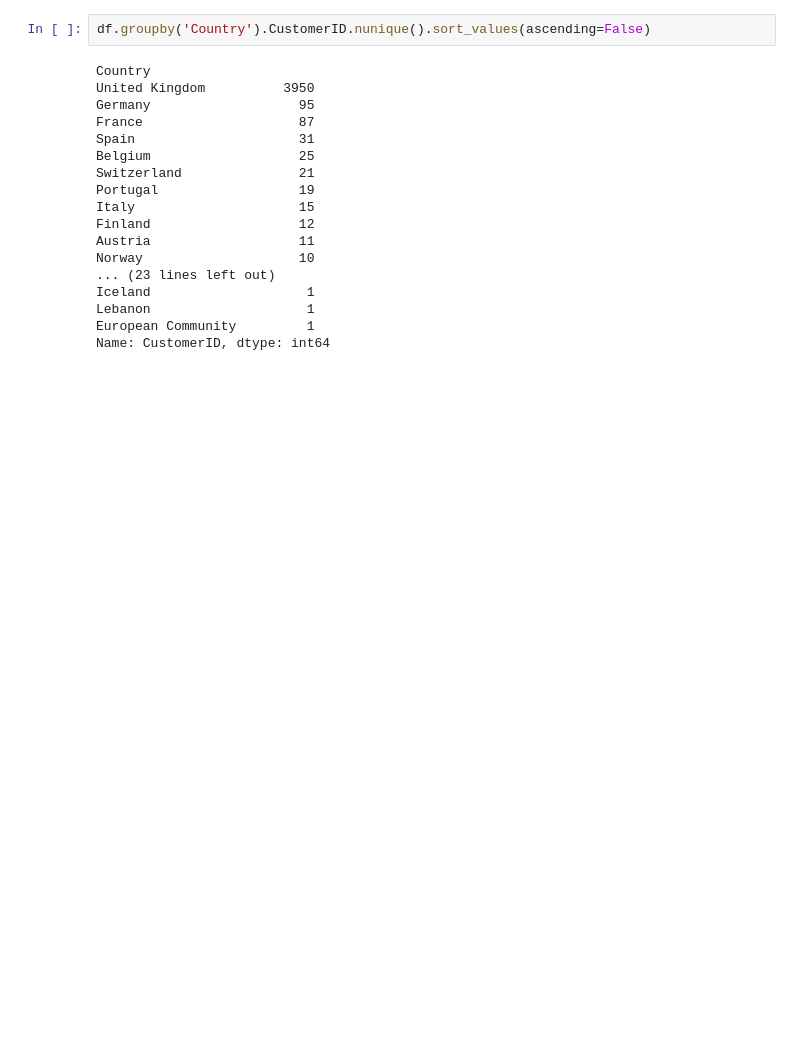
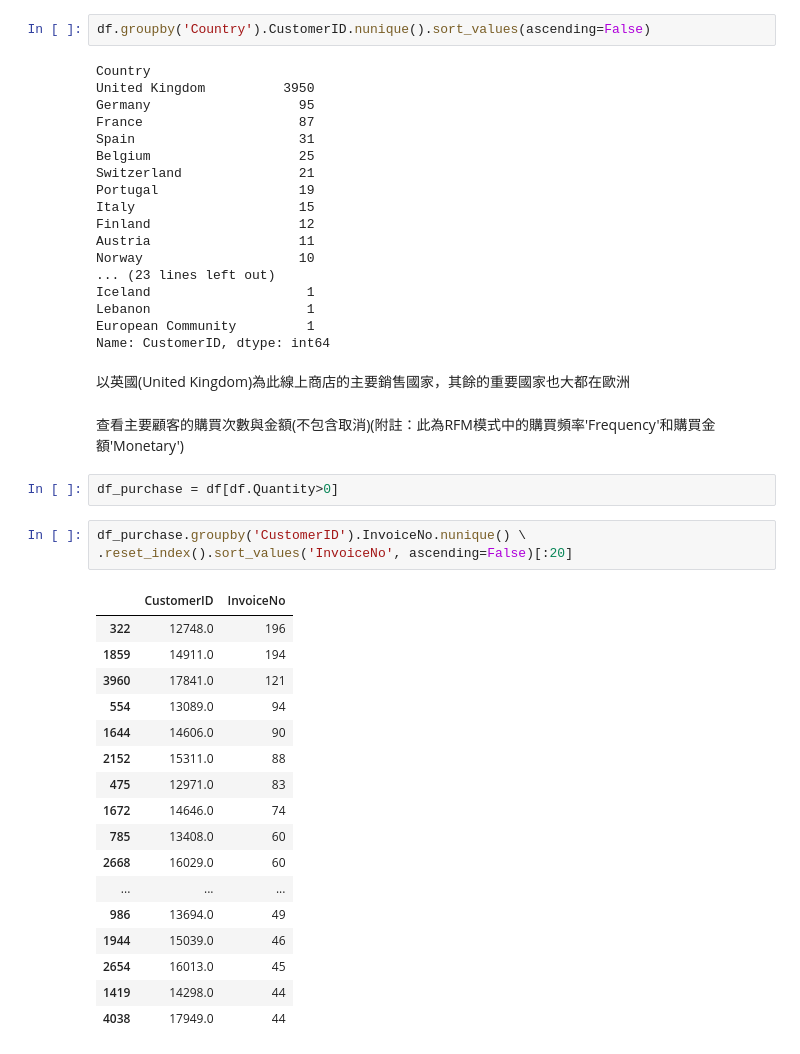
Before and after one commit to sungchien/ecommerce, a Jupyter notebook: 11-exploratory-data-analysis.ipynb, the cells around one changed output. Saved outputs shown, nothing was run; the diff lists cells and outputs as text; blank space fills up the shorter version.

```diff
--- a/11-exploratory-data-analysis.ipynb
+++ b/11-exploratory-data-analysis.ipynb
@@ -198,3 +198,30 @@ Iceland                    1
 Lebanon                    1
 European Community         1
 Name: CustomerID, dtype: int64
+# %% [markdown]
+以英國(United Kingdom)為此線上商店的主要銷售國家，其餘的重要國家也大都在歐洲
+# %% [markdown]
+查看主要顧客的購買次數與金額(不包含取消)(附註：此為RFM模式中的購買頻率'Frequency'和購買金額'Monetary')
+# %%
+df_purchase = df[df.Quantity>0]
+# %%
+df_purchase.groupby('CustomerID').InvoiceNo.nunique() \
+.reset_index().sort_values('InvoiceNo', ascending=False)[:20]
+# %% [output]
+|  | CustomerID | InvoiceNo |
+| 322 | 12748.0 | 196 |
+| 1859 | 14911.0 | 194 |
+| 3960 | 17841.0 | 121 |
+| 554 | 13089.0 | 94 |
+| 1644 | 14606.0 | 90 |
+| 2152 | 15311.0 | 88 |
+| 475 | 12971.0 | 83 |
+| 1672 | 14646.0 | 74 |
+| 785 | 13408.0 | 60 |
+| 2668 | 16029.0 | 60 |
+| ... | ... | ... |
+| 986 | 13694.0 | 49 |
+| 1944 | 15039.0 | 46 |
+| 2654 | 16013.0 | 45 |
+| 1419 | 14298.0 | 44 |
+| 4038 | 17949.0 | 44 |
```
Also changed, not shown: parts of 17 cells of this notebook, 1 other file.
